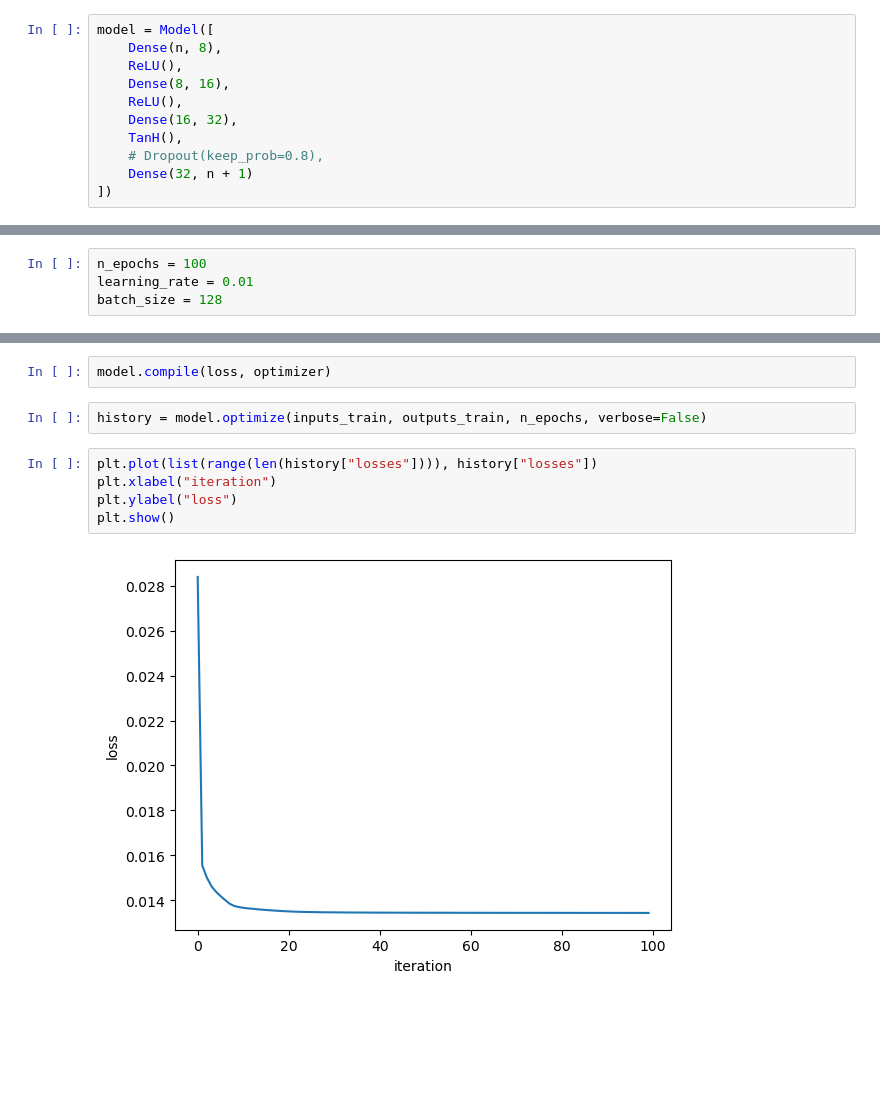
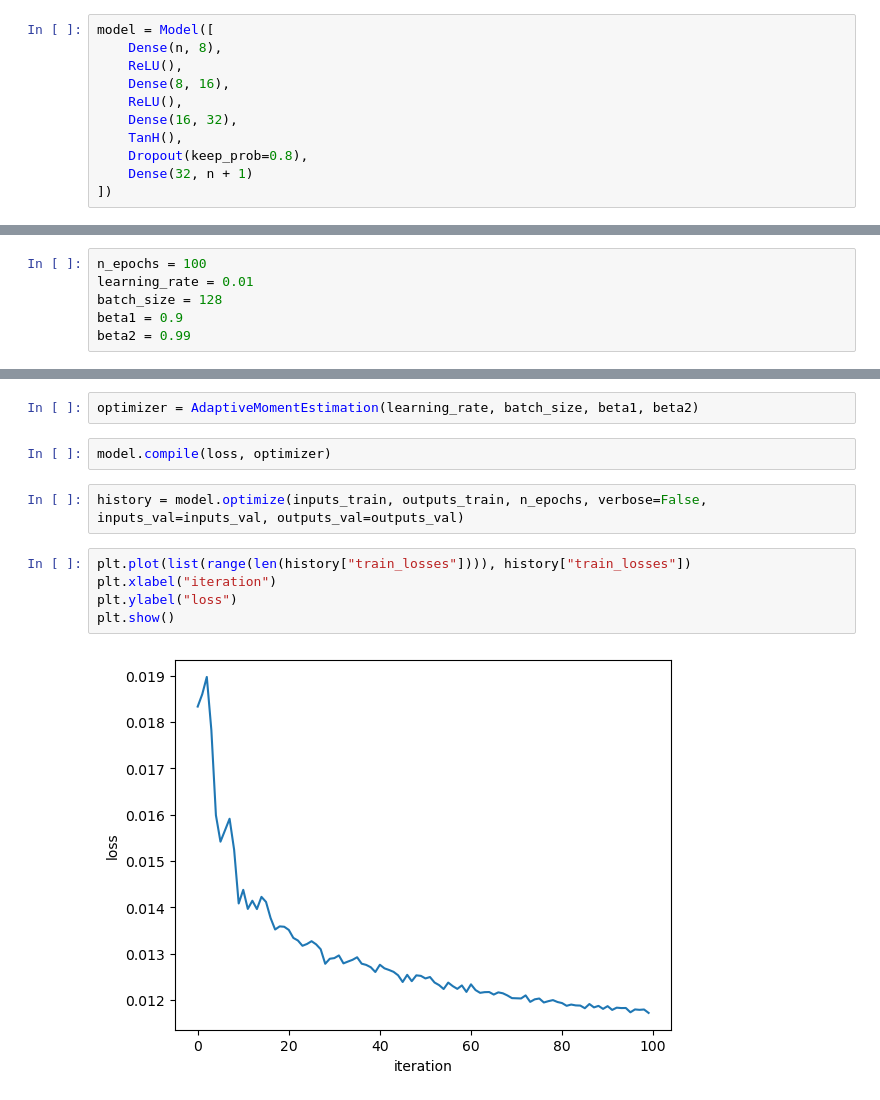
Before and after one commit to mohamedfouadhanani/deep-learning-framework, a Jupyter notebook: examples/multiclass_classification.ipynb, the cells around one changed output, grey strips where cells are left out. Cells and saved outputs as stored; diff of their text form; blank space fills up the shorter version.

```diff
--- a/examples/multiclass_classification.ipynb
+++ b/examples/multiclass_classification.ipynb
@@ -52,7 +52,7 @@ model = Model([
     ReLU(),
     Dense(16, 32),
     TanH(),
-    # Dropout(keep_prob=0.8),
+    Dropout(keep_prob=0.8),
     Dense(32, n + 1)
 ])
 # %%
@@ -61,3 +61,5 @@ loss = CategoricalCrossEntropy()
 n_epochs = 100
 learning_rate = 0.01
 batch_size = 128
+beta1 = 0.9
+beta2 = 0.99
@@ -66,11 +66,13 @@ optimizer = MiniBatchGradientDescent(batch_size, learning_rate)
+# %%
+optimizer = AdaptiveMomentEstimation(learning_rate, batch_size, beta1, beta2)
 # %%
 model.compile(loss, optimizer)
 # %%
-history = model.optimize(inputs_train, outputs_train, n_epochs, verbose=False)
+history = model.optimize(inputs_train, outputs_train, n_epochs, verbose=False, inputs_val=inputs_val, outputs_val=outputs_val)
 # %%
-plt.plot(list(range(len(history["losses"]))), history["losses"])
+plt.plot(list(range(len(history["train_losses"]))), history["train_losses"])
 plt.xlabel("iteration")
 plt.ylabel("loss")
 plt.show()
 # %% [output]
-[figure, old version]
+[figure, new version]
```
Also changed, not shown: parts of 5 cells of this notebook, 12 other files.
